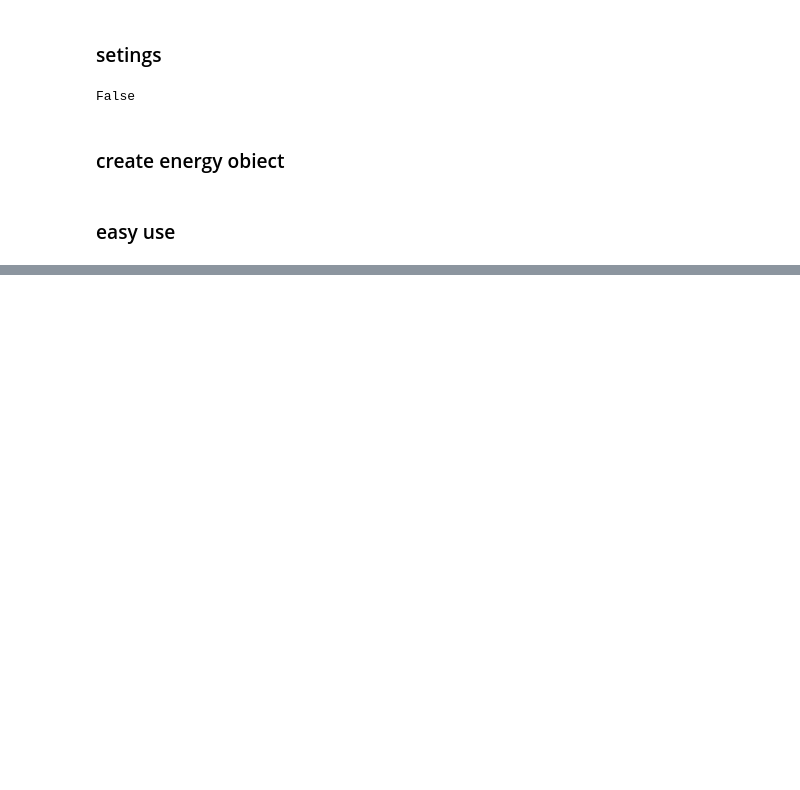
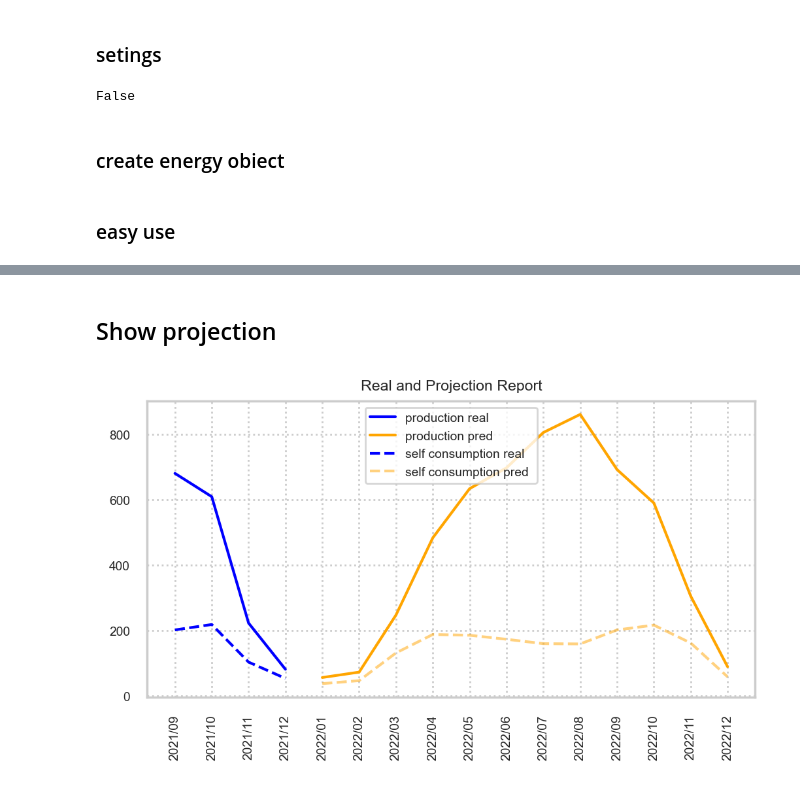
Before and after one commit to pka69/SolarEdge_Tauron_e-licznik_combine_data, a Jupyter notebook: easy_example.ipynb, the cells around one changed output, grey strips where cells are left out. Cells and saved outputs as stored; diff of their text form; code cells hidden in the pictures; blank space fills up the shorter version.

```diff
--- a/easy_example.ipynb
+++ b/easy_example.ipynb
@@ -82,0 +67,6 @@ No handles with labels found to put in legend.
+# %% [markdown]
+## Show projection
+# %%
+energy_df, projection_df = create_monthly_projection(energy_object, 12)
+# %% [output]
+[figure, added]
```
Also changed, not shown: parts of 6 cells of this notebook, 7 other files.
